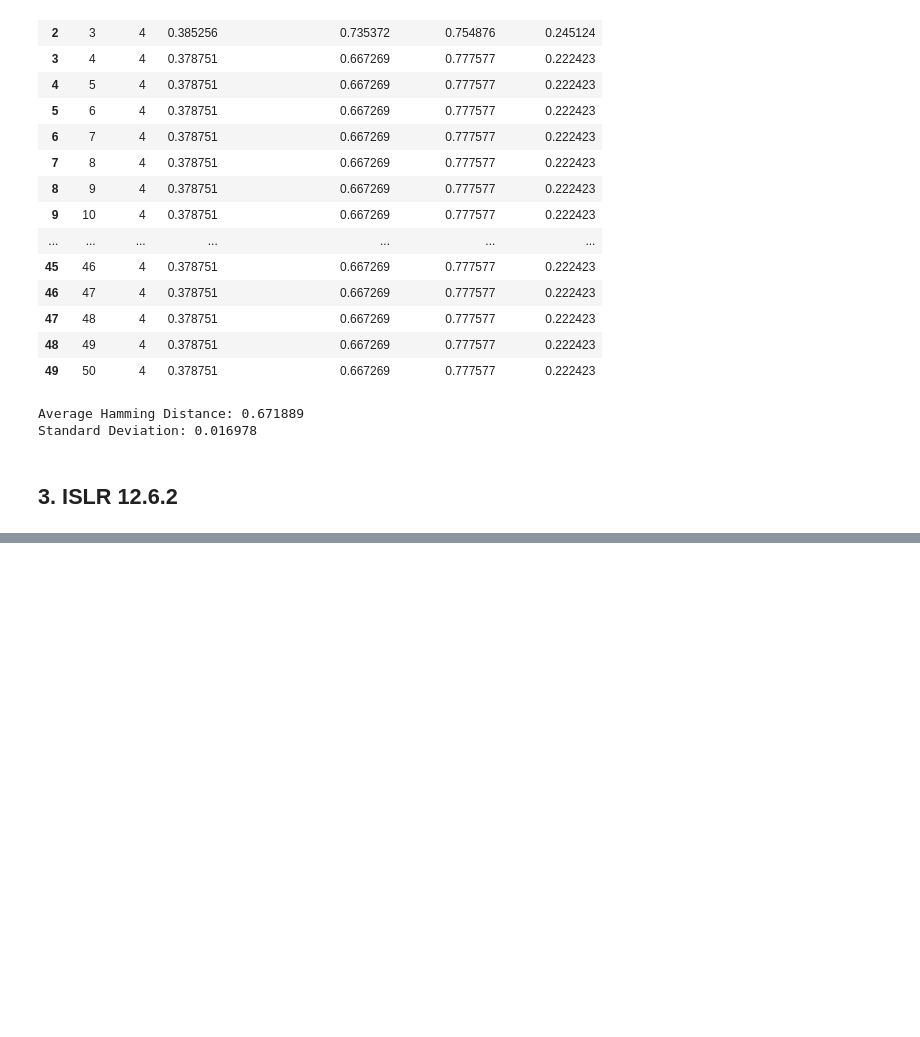
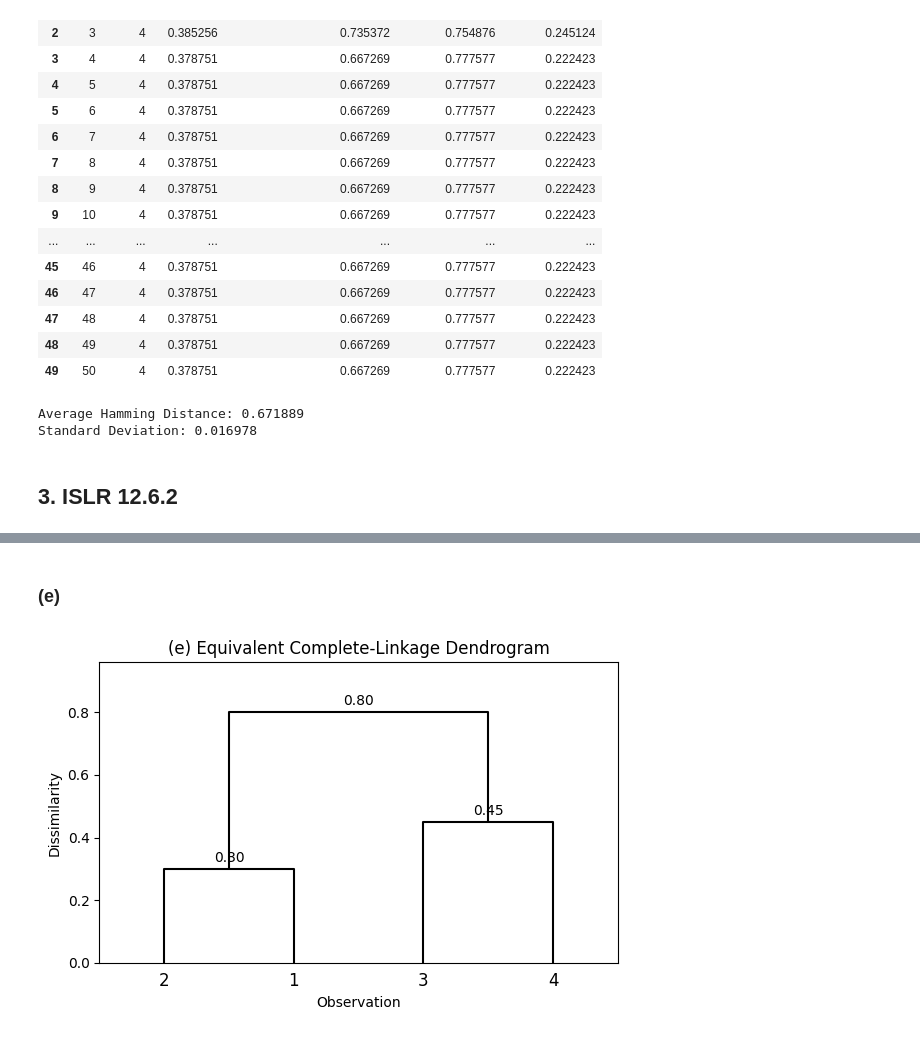
Before and after one commit to cxieusc/DSCI_552_HW7, a Jupyter notebook: notebook/Xie_Chong_HW7.ipynb, the cells around one changed output, grey strips where cells are left out. Cells and saved outputs as stored; diff of their text form; code cells hidden in the pictures; blank space fills up the shorter version.

```diff
--- a/notebook/Xie_Chong_HW7.ipynb
+++ b/notebook/Xie_Chong_HW7.ipynb
@@ -514,0 +585,14 @@ Standard Deviation: 0.016978
+# %% [markdown]
+### (e)
+# %%
+Z_equivalent = Z_complete.copy()
+
+# Swap the two children of the first merge
+Z_equivalent[0, :2] = Z_equivalent[0, :2][::-1]
+
+plot_dendrogram(
+    Z_equivalent,
+    "(e) Equivalent Complete-Linkage Dendrogram"
+)
+# %% [output]
+[figure, added]
```
Also changed, not shown: parts of 7 cells of this notebook, 1 other file.
